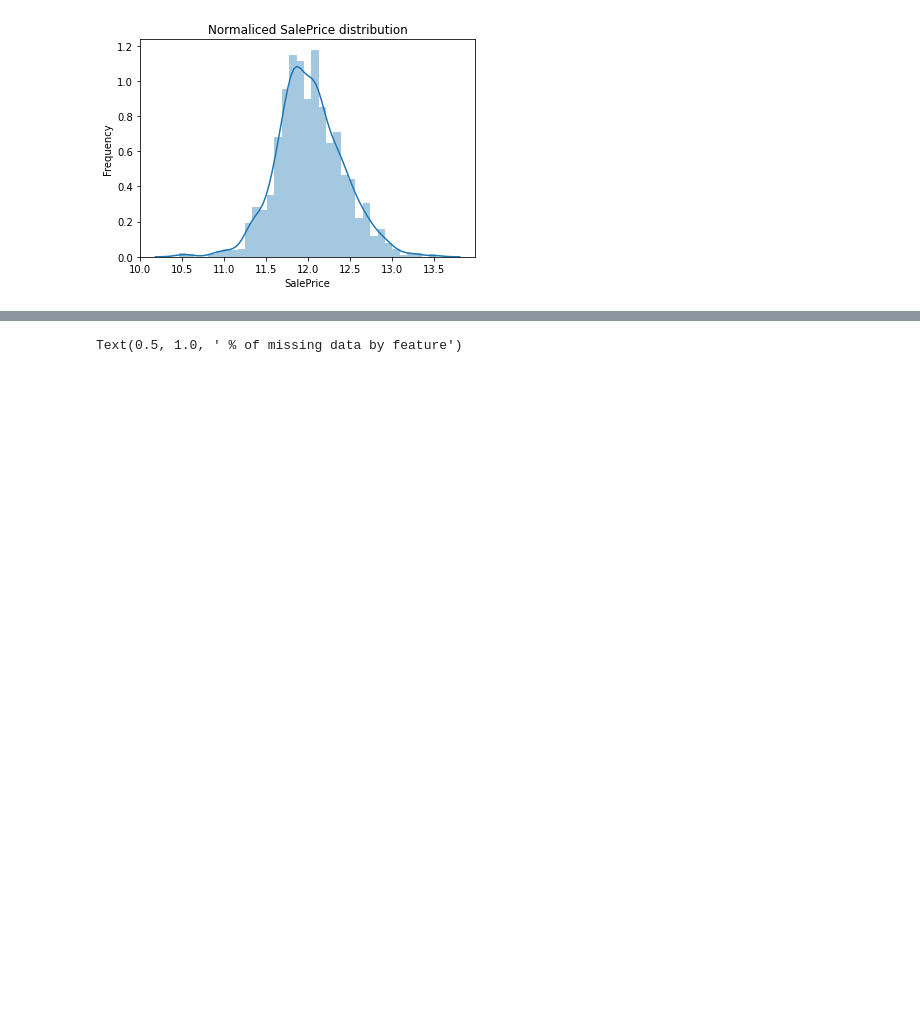
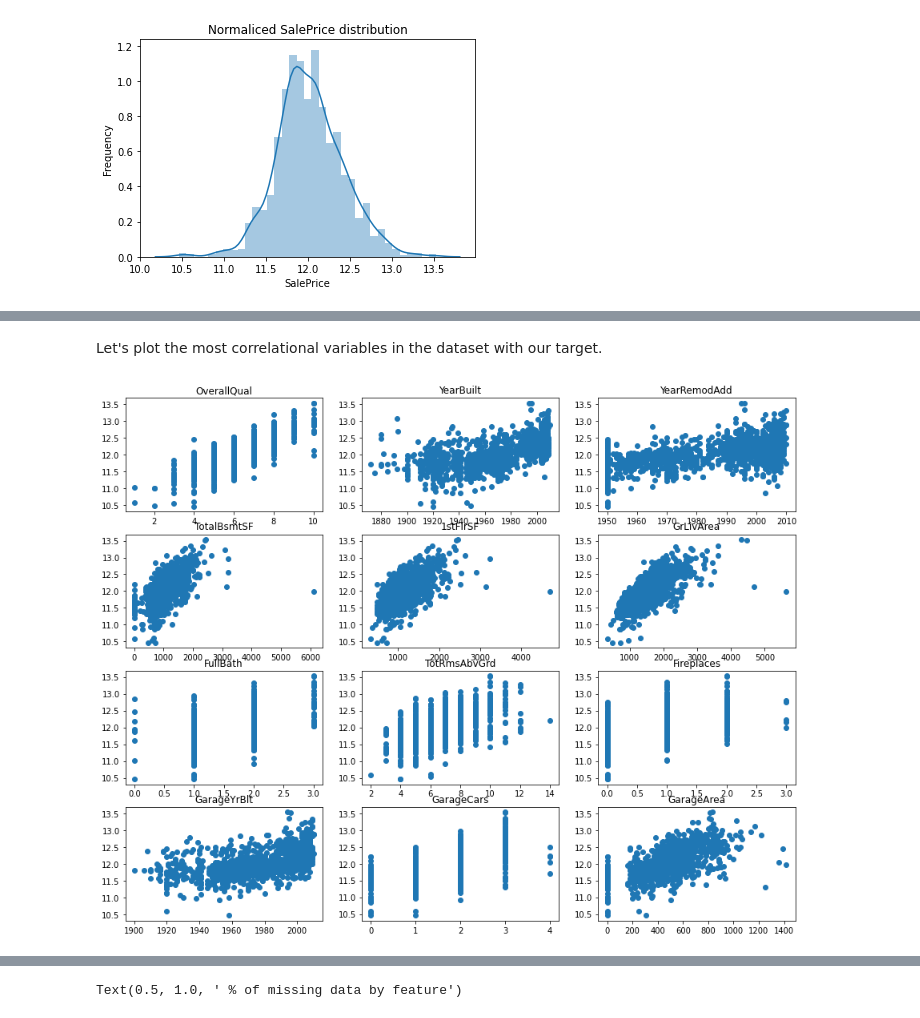
Before and after one commit to jogonzro/Kaggle_prices, a Jupyter notebook: first.ipynb, the cells around one changed output, grey strips where cells are left out. Saved outputs shown, nothing was run; the diff lists cells and outputs as text; code cells hidden in the pictures; blank space fills up the shorter version.

```diff
--- a/first.ipynb
+++ b/first.ipynb
@@ -256,0 +288,12 @@ Kurtosis: 0.809519155707878
+# %% [markdown]
+Let's plot the most correlational variables in the dataset with our target.
+# %%
+cols = ["OverallQual", "YearBuilt", "YearRemodAdd", "TotalBsmtSF", "1stFlrSF", "GrLivArea", "FullBath", "TotRmsAbvGrd", "Fireplaces", "GarageYrBlt", "GarageCars", "GarageArea"]
+
+fig, axs = plt.subplots(ncols = 3, nrows = 4, figsize = (15,12))
+for i, var in enumerate(cols, 1):
+    plt.subplot(4,3,i)
+    plt.scatter(x = train[var], y = train["SalePrice"])
+    plt.title(var)
+# %% [output]
+[figure, added]
```
Also changed, not shown: parts of 18 cells of this notebook, 2 other files.
